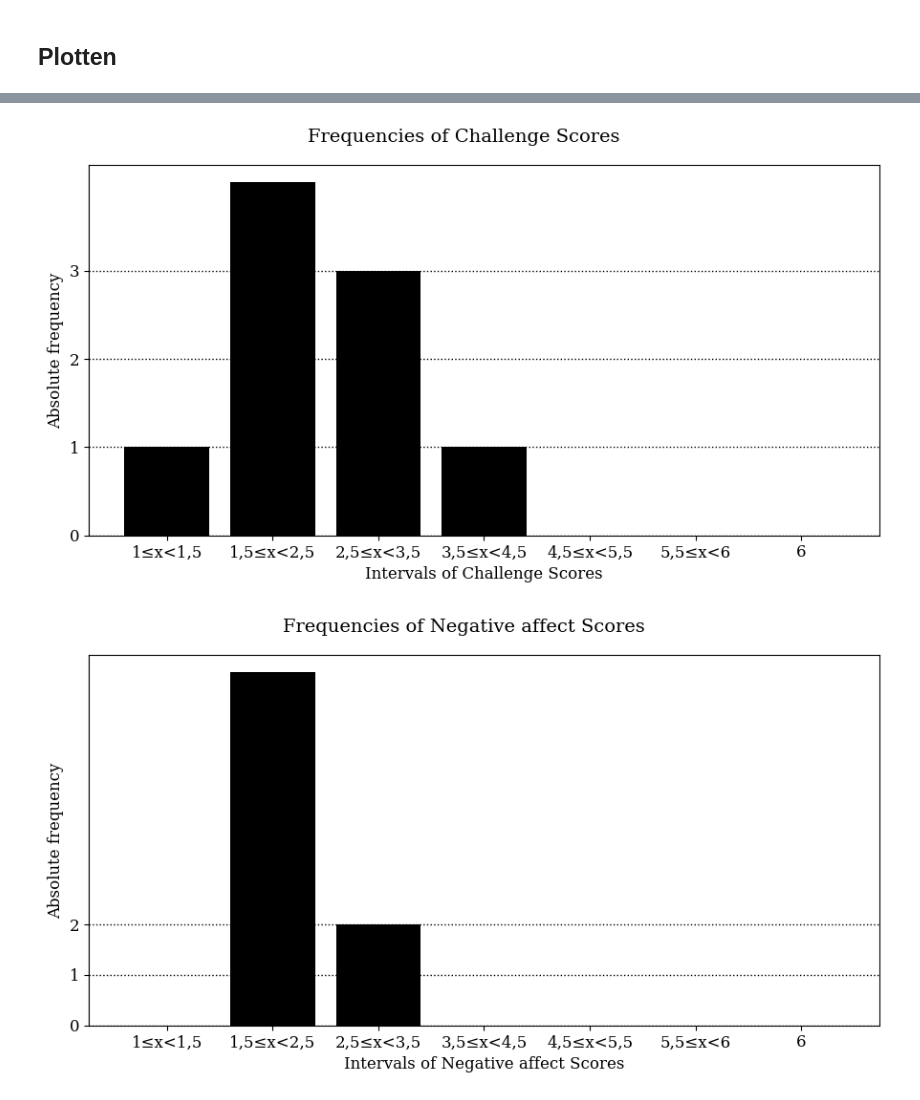
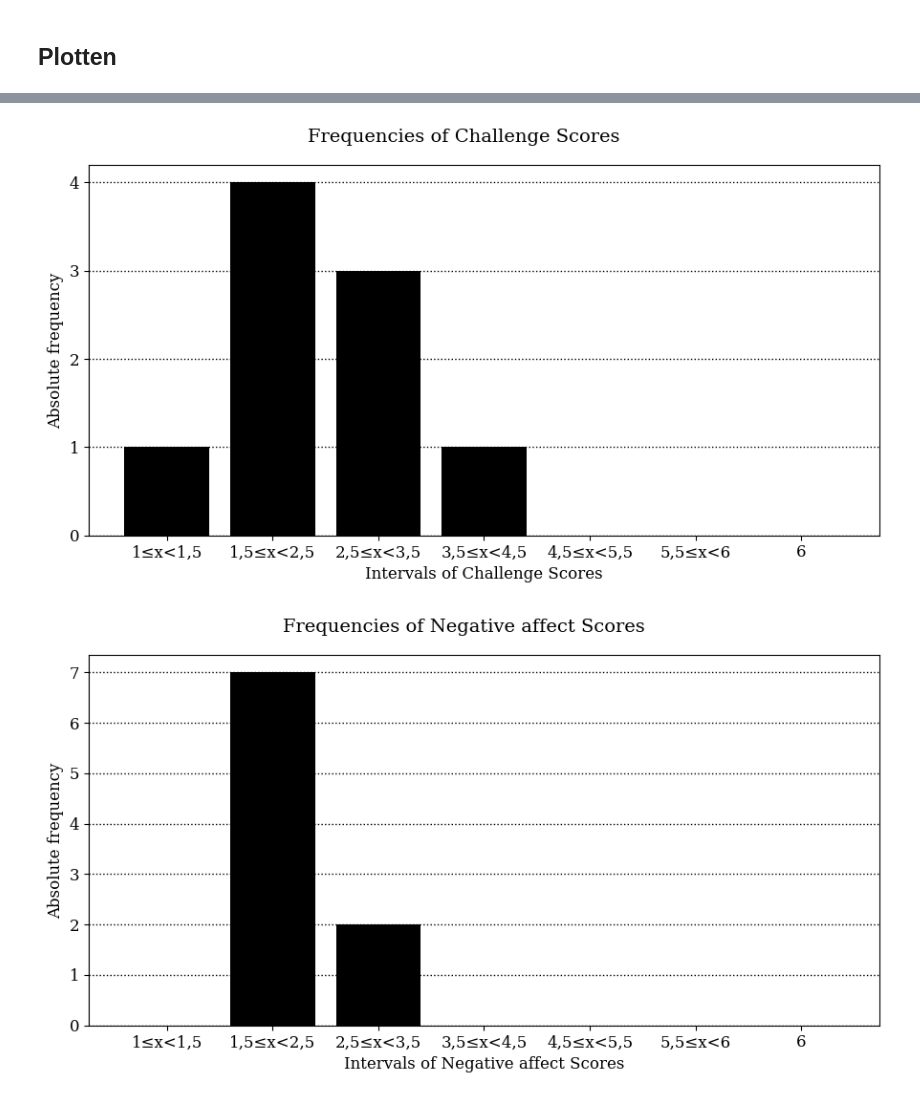
Before and after one commit to KevinEbcs/Game-Experience-and-User-Testing, a Jupyter notebook: evaluation_analysis/Script.ipynb, the cells around one changed output, grey strips where cells are left out. Saved outputs shown, nothing was run; the diff lists cells and outputs as text; code cells hidden in the pictures.

```diff
--- a/evaluation_analysis/Script.ipynb
+++ b/evaluation_analysis/Script.ipynb
@@ -649,7 +649,7 @@ fig_sensory_scores.suptitle("Frequencies of Competence Scores", fontsize=14, fon
 ax_sensory_scores.set_xlabel("Intervals of Competence Scores", fontsize=12, fontname="serif")
 ax_sensory_scores.set_ylabel("Absolute frequency", fontsize=12, fontname="serif")
 plt.grid(axis="y", color="black", linestyle="dotted", linewidth="1")
-plt.yticks(np.arange(0, np.max(sensory_scores), 1.0), fontsize=12, fontname="serif")
+plt.yticks(np.arange(0, np.max(counter)+1, 1.0), fontsize=12, fontname="serif")
 plt.xticks(fontsize=12, fontname="serif")
 ax_sensory_scores.bar(dict, counter, linestyle="None", color="black", width=0.8)
 
@@ -682,7 +682,7 @@ fig_sensory_scores.suptitle("Frequencies of Sensory and Imaginative Immersion Sc
 ax_sensory_scores.set_xlabel("Intervals of Sensory and Imaginative Immersion Scores", fontsize=12, fontname="serif")
 ax_sensory_scores.set_ylabel("Absolute frequency", fontsize=12, fontname="serif")
 plt.grid(axis="y", color="black", linestyle="dotted", linewidth="1")
-plt.yticks(np.arange(0, np.max(sensory_scores), 1.0), fontsize=12, fontname="serif")
+plt.yticks(np.arange(0, np.max(counter)+1, 1.0), fontsize=12, fontname="serif")
 plt.xticks(fontsize=12, fontname="serif")
 ax_sensory_scores.bar(dict, counter, linestyle="None", color="black", width=0.8)
 
@@ -715,7 +715,7 @@ fig_flow_scores.suptitle("Frequencies of Flow Scores", fontsize=14, fontname="se
 ax_flow_scores.set_xlabel("Intervals of Flow Scores", fontsize=12, fontname="serif")
 ax_flow_scores.set_ylabel("Absolute frequency", fontsize=12, fontname="serif")
 plt.grid(axis="y", color="black", linestyle="dotted", linewidth="1")
-plt.yticks(np.arange(0, np.max(flow_scores), 1.0), fontsize=12, fontname="serif")
+plt.yticks(np.arange(0, np.max(counter)+1, 1.0), fontsize=12, fontname="serif")
 plt.xticks(fontsize=12, fontname="serif")
 ax_flow_scores.bar(dict, counter, linestyle="None", color="black", width=0.8)
 
@@ -748,7 +748,7 @@ fig_tension_scores.suptitle("Frequencies of Tension/Annoyance Scores", fontsize=
 ax_tension_scores.set_xlabel("Intervals of Tension/Annoyance Scores", fontsize=12, fontname="serif")
 ax_tension_scores.set_ylabel("Absolute frequency", fontsize=12, fontname="serif")
 plt.grid(axis="y", color="black", linestyle="dotted", linewidth="1")
-plt.yticks(np.arange(0, np.max(tension_scores), 1.0), fontsize=12, fontname="serif")
+plt.yticks(np.arange(0, np.max(counter)+1, 1.0), fontsize=12, fontname="serif")
 plt.xticks(fontsize=12, fontname="serif")
 ax_tension_scores.bar(dict, counter, linestyle="None", color="black", width=0.8)
 
@@ -781,7 +781,7 @@ fig_chal_scores.suptitle("Frequencies of Challenge Scores", fontsize=14, fontnam
 ax_chal_scores.set_xlabel("Intervals of Challenge Scores", fontsize=12, fontname="serif")
 ax_chal_scores.set_ylabel("Absolute frequency", fontsize=12, fontname="serif")
 plt.grid(axis="y", color="black", linestyle="dotted", linewidth="1")
-plt.yticks(np.arange(0, np.max(chal_scores), 1.0), fontsize=12, fontname="serif")
+plt.yticks(np.arange(0, np.max(counter)+1, 1.0), fontsize=12, fontname="serif")
 plt.xticks(fontsize=12, fontname="serif")
 ax_chal_scores.bar(dict, counter, linestyle="None", color="black", width=0.8)
 
@@ -814,7 +814,7 @@ fig_negative_affect_scores.suptitle("Frequencies of Negative affect Scores", fon
 ax_negative_affect_scores.set_xlabel("Intervals of Negative affect Scores", fontsize=12, fontname="serif")
 ax_negative_affect_scores.set_ylabel("Absolute frequency", fontsize=12, fontname="serif")
 plt.grid(axis="y", color="black", linestyle="dotted", linewidth="1")
-plt.yticks(np.arange(0, np.max(negative_affect_scores), 1.0), fontsize=12, fontname="serif")
+plt.yticks(np.arange(0, np.max(counter)+1, 1.0), fontsize=12, fontname="serif")
 plt.xticks(fontsize=12, fontname="serif")
 ax_negative_affect_scores.bar(dict, counter, linestyle="None", color="black", width=0.8)
 
@@ -847,7 +847,7 @@ fig_positive_affect_scores.suptitle("Frequencies of Positive affect Scores", fon
 ax_positive_affect_scores.set_xlabel("Intervals of Positive affect Scores", fontsize=12, fontname="serif")
 ax_positive_affect_scores.set_ylabel("Absolute frequency", fontsize=12, fontname="serif")
 plt.grid(axis="y", color="black", linestyle="dotted", linewidth="1")
-plt.yticks(np.arange(0, np.max(counter), 1.0), fontsize=12, fontname="serif")
+plt.yticks(np.arange(0, np.max(counter)+1, 1.0), fontsize=12, fontname="serif")
 plt.xticks(fontsize=12, fontname="serif")
 ax_positive_affect_scores.bar(dict, counter, linestyle="None", color="black", width=0.8)
 
@@ -883,2 +883,2 @@ Median-Positive affect: 3.8
-[figure, old version]
+[figure, new version]
-[figure, old version]
+[figure, new version]
```
Also changed, not shown: parts of 1 cell of this notebook.
